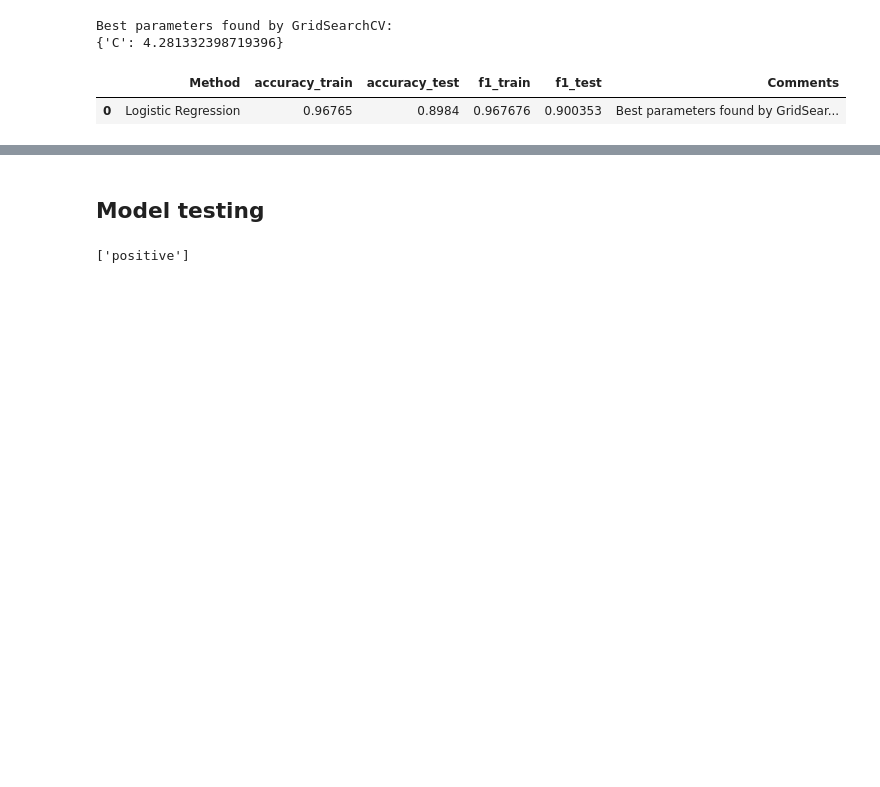
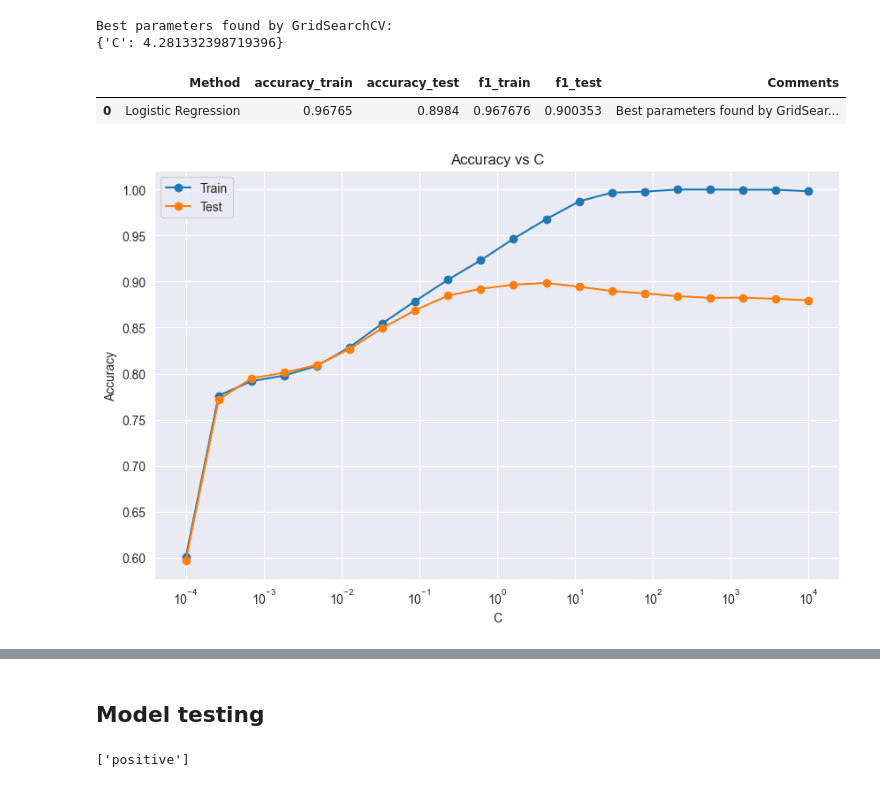
Before and after one commit to javisin22/CSC461projectSinPelegrin, a Jupyter notebook: movieReviews.ipynb, the cells around one changed output, grey strips where cells are left out. Drawn from its saved outputs; the diff is of its cells as text; code cells hidden in the pictures; blank space fills up the shorter version.

```diff
--- a/movieReviews.ipynb
+++ b/movieReviews.ipynb
@@ -411,3 +427,32 @@ add_to_df(y_train, y_train_prediction, y_test, y_test_prediction, "Logistic Regr
 # %% [output]
 |  | Method | accuracy_train | accuracy_test | f1_train | f1_test | Comments |
 | 0 | Logistic Regression | 0.96765 | 0.8984 | 0.967676 | 0.900353 | Best parameters found by GridSear... |
+# %%
+# Plot comparing the evolution of the accuracy for increasing values of C
+Cs = np.logspace(-4, 4, 20)
+
+train_accuracies = []
+test_accuracies = []
+
+for C in Cs:
+    lr = LogisticRegression(C=C, max_iter=1000)
+    lr.fit(X_train_vect, y_train)
+    y_train_prediction = lr.predict(X_train_vect)
+    y_test_prediction = lr.predict(X_test_vect)
+    train_accuracy = accuracy_score(y_train, y_train_prediction)
+    test_accuracy = accuracy_score(y_test, y_test_prediction)
+    train_accuracies.append(train_accuracy)
+    test_accuracies.append(test_accuracy)
+
+plt.figure(figsize=(10, 6))
+plt.plot(Cs, train_accuracies, marker='o', label='Train')
+plt.plot(Cs, test_accuracies, marker='o', label='Test')
+plt.xlabel('C')
+plt.ylabel('Accuracy')
+plt.title('Accuracy vs C')
+plt.legend()
+
+plt.xscale('log')
+plt.show()
+# %% [output]
+[figure, added]
```
Also changed, not shown: parts of 8 cells of this notebook.
